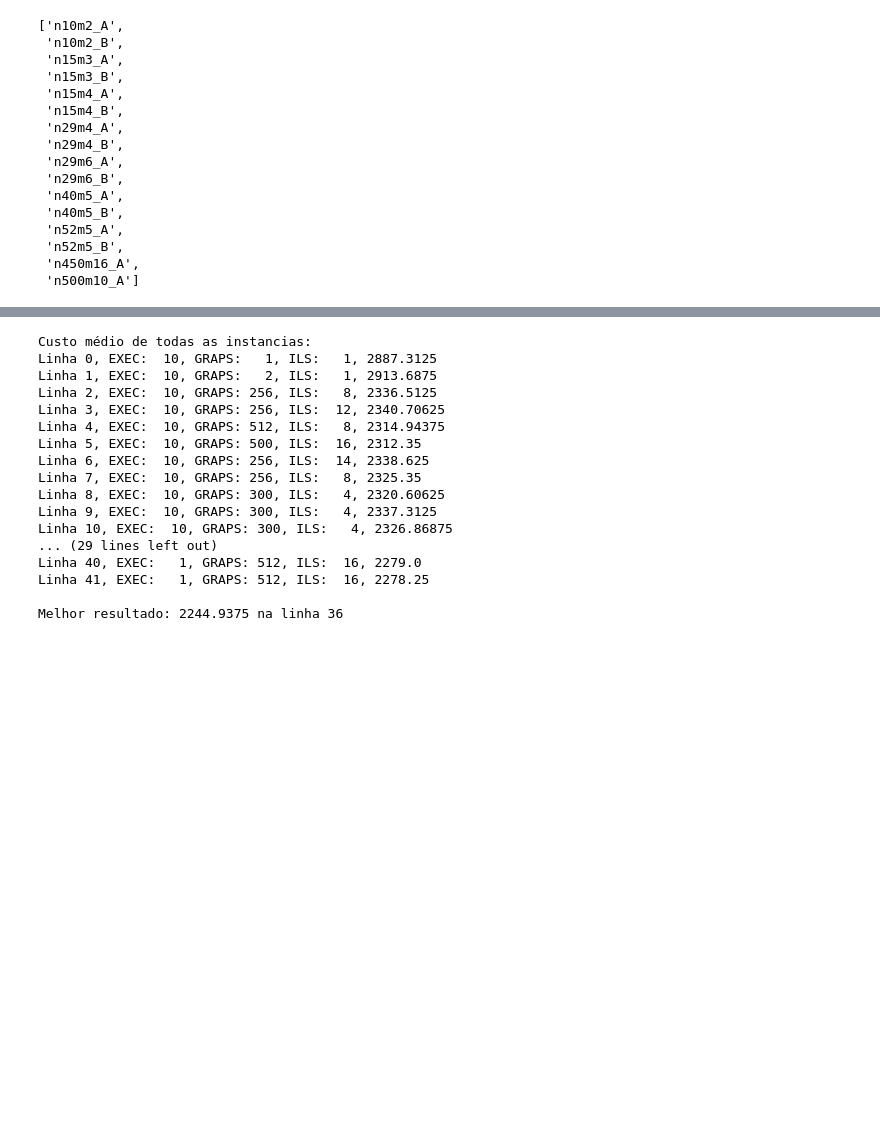
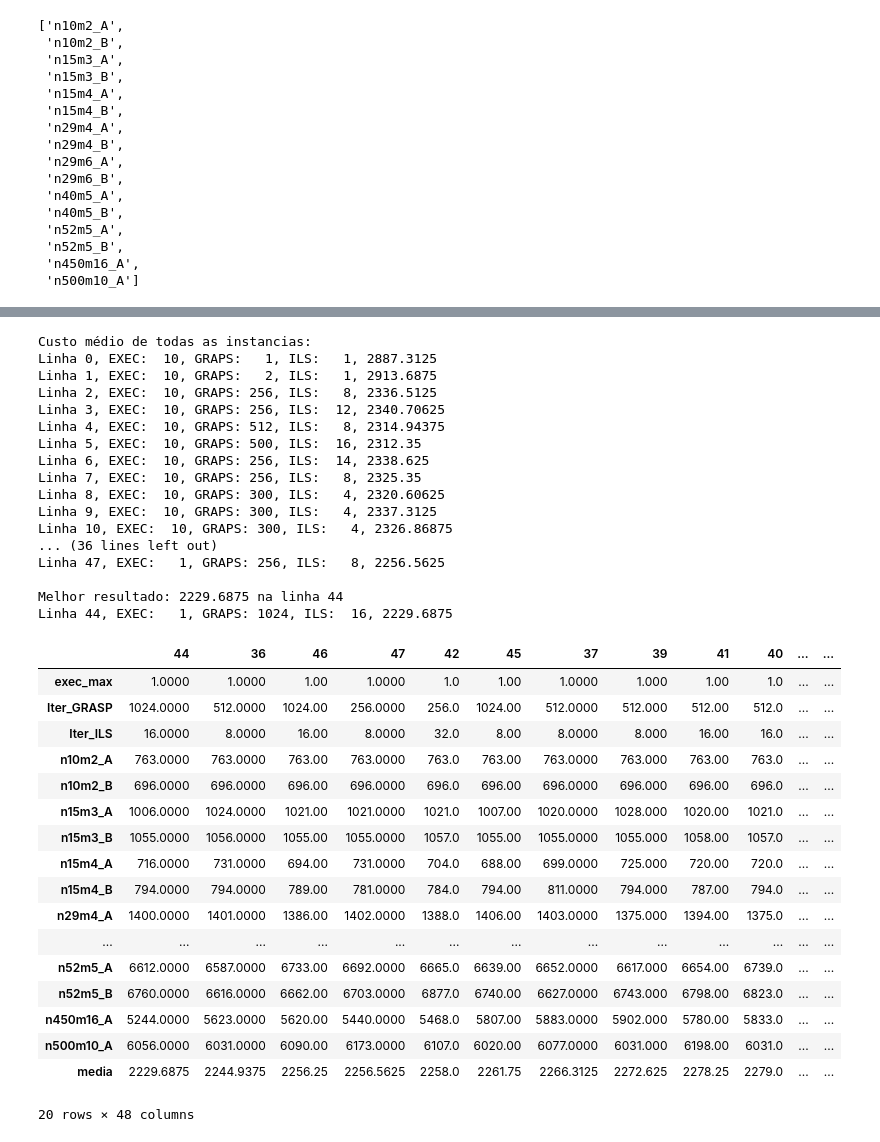
Before and after one commit to Guilherme-iram/projeto_APA, a Jupyter notebook: estatistica_resultados.ipynb, the cells around one changed output, grey strips where cells are left out. Saved outputs shown, nothing was run; the diff lists cells and outputs as text; code cells hidden in the pictures; blank space fills up the shorter version.

```diff
--- a/estatistica_resultados.ipynb
+++ b/estatistica_resultados.ipynb
@@ -122,7 +122,10 @@ for i in range(0, n):
         best_media = media_resultados_atual
         best_i = i
 
+
+
 print(f"\nMelhor resultado: {best_media} na linha {best_i}")
+print(f"Linha {best_i}, EXEC: {custos_df.iloc[best_i, 0]:>3}, GRAPS: {custos_df.iloc[best_i, 1]:>3}, ILS: {custos_df.iloc[best_i, 2]:>3}, {best_media}")
 # %% [output]
 Custo médio de todas as instancias:
 Linha 0, EXEC:  10, GRAPS:   1, ILS:   1, 2887.3125
@@ -136,8 +139,30 @@ Linha 7, EXEC:  10, GRAPS: 256, ILS:   8, 2325.35
 Linha 8, EXEC:  10, GRAPS: 300, ILS:   4, 2320.60625
 Linha 9, EXEC:  10, GRAPS: 300, ILS:   4, 2337.3125
 Linha 10, EXEC:  10, GRAPS: 300, ILS:   4, 2326.86875
-... (29 lines left out)
-Linha 40, EXEC:   1, GRAPS: 512, ILS:  16, 2279.0
-Linha 41, EXEC:   1, GRAPS: 512, ILS:  16, 2278.25
+... (36 lines left out)
+Linha 47, EXEC:   1, GRAPS: 256, ILS:   8, 2256.5625
 
-Melhor resultado: 2244.9375 na linha 36
+Melhor resultado: 2229.6875 na linha 44
+Linha 44, EXEC:   1, GRAPS: 1024, ILS:  16, 2229.6875
+# %%
+custos_df['media'] = aux_df.mean(axis=1)
+custos_df.sort_values(by=['media']).T
+# %% [output]
+|  | 44 | 36 | 46 | 47 | 42 | 45 | 37 | 39 | 41 | 40 | ... | ... |
+| exec_max | 1.0000 | 1.0000 | 1.00 | 1.0000 | 1.0 | 1.00 | 1.0000 | 1.000 | 1.00 | 1.0 | ... | ... |
+| Iter_GRASP | 1024.0000 | 512.0000 | 1024.00 | 256.0000 | 256.0 | 1024.00 | 512.0000 | 512.000 | 512.00 | 512.0 | ... | ... |
+| Iter_ILS | 16.0000 | 8.0000 | 16.00 | 8.0000 | 32.0 | 8.00 | 8.0000 | 8.000 | 16.00 | 16.0 | ... | ... |
+| n10m2_A | 763.0000 | 763.0000 | 763.00 | 763.0000 | 763.0 | 763.00 | 763.0000 | 763.000 | 763.00 | 763.0 | ... | ... |
+| n10m2_B | 696.0000 | 696.0000 | 696.00 | 696.0000 | 696.0 | 696.00 | 696.0000 | 696.000 | 696.00 | 696.0 | ... | ... |
+| n15m3_A | 1006.0000 | 1024.0000 | 1021.00 | 1021.0000 | 1021.0 | 1007.00 | 1020.0000 | 1028.000 | 1020.00 | 1021.0 | ... | ... |
+| n15m3_B | 1055.0000 | 1056.0000 | 1055.00 | 1055.0000 | 1057.0 | 1055.00 | 1055.0000 | 1055.000 | 1058.00 | 1057.0 | ... | ... |
+| n15m4_A | 716.0000 | 731.0000 | 694.00 | 731.0000 | 704.0 | 688.00 | 699.0000 | 725.000 | 720.00 | 720.0 | ... | ... |
+| n15m4_B | 794.0000 | 794.0000 | 789.00 | 781.0000 | 784.0 | 794.00 | 811.0000 | 794.000 | 787.00 | 794.0 | ... | ... |
+| n29m4_A | 1400.0000 | 1401.0000 | 1386.00 | 1402.0000 | 1388.0 | 1406.00 | 1403.0000 | 1375.000 | 1394.00 | 1375.0 | ... | ... |
+| ... | ... | ... | ... | ... | ... | ... | ... | ... | ... | ... | ... | ... |
+| n52m5_A | 6612.0000 | 6587.0000 | 6733.00 | 6692.0000 | 6665.0 | 6639.00 | 6652.0000 | 6617.000 | 6654.00 | 6739.0 | ... | ... |
+| n52m5_B | 6760.0000 | 6616.0000 | 6662.00 | 6703.0000 | 6877.0 | 6740.00 | 6627.0000 | 6743.000 | 6798.00 | 6823.0 | ... | ... |
+| n450m16_A | 5244.0000 | 5623.0000 | 5620.00 | 5440.0000 | 5468.0 | 5807.00 | 5883.0000 | 5902.000 | 5780.00 | 5833.0 | ... | ... |
+| n500m10_A | 6056.0000 | 6031.0000 | 6090.00 | 6173.0000 | 6107.0 | 6020.00 | 6077.0000 | 6031.000 | 6198.00 | 6031.0 | ... | ... |
+| media | 2229.6875 | 2244.9375 | 2256.25 | 2256.5625 | 2258.0 | 2261.75 | 2266.3125 | 2272.625 | 2278.25 | 2279.0 | ... | ... |
+20 rows × 48 columns
```
Also changed, not shown: parts of 7 cells of this notebook, 8 other files.
